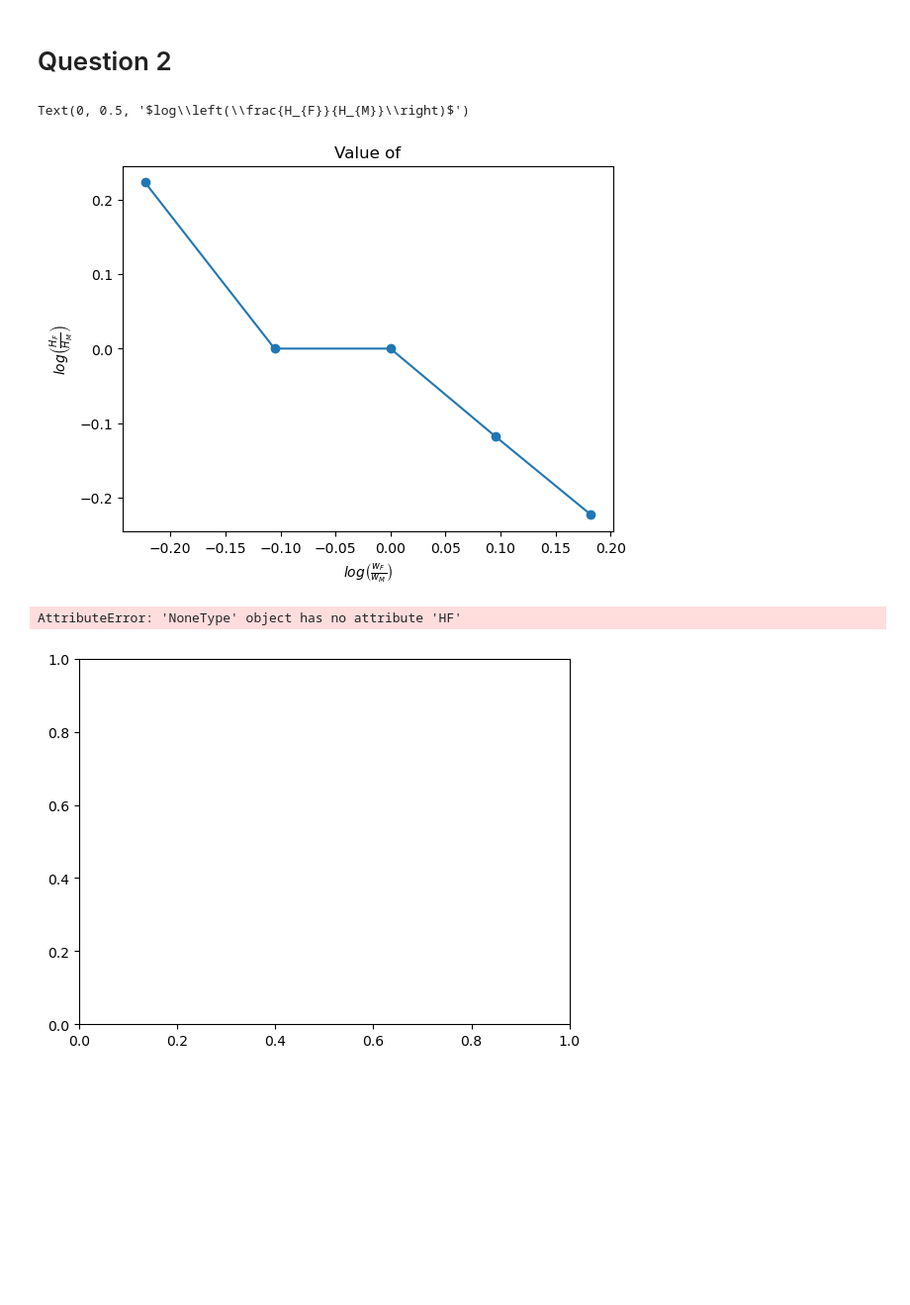
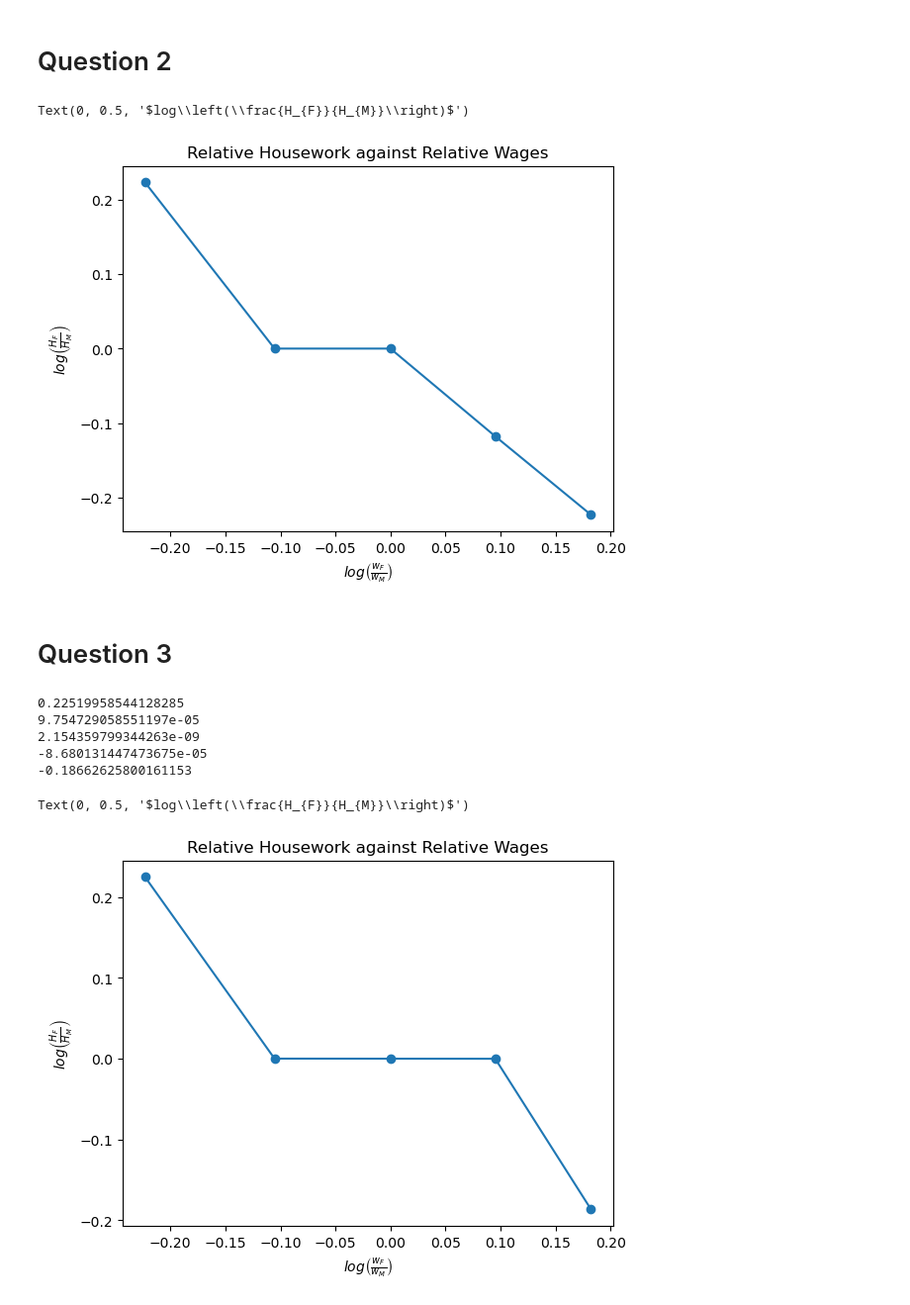
Before and after one commit to NumEconCopenhagen/projects-2023-hello-world-1, a Jupyter notebook: inauguralproject/inauguralproject.ipynb, the cells around one changed output. Shown at 99% size. Cells and saved outputs as stored; diff of their text form; code cells hidden in the pictures; blank space fills up the shorter version.

```diff
--- a/inauguralproject/inauguralproject.ipynb
+++ b/inauguralproject/inauguralproject.ipynb
@@ -11,31 +14,3 @@ The autoreload extension is already loaded. To reload it, use:
   %reload_ext autoreload
 # %% [markdown]
 #Question 1
-# %%
-%matplotlib inline
-from mpl_toolkits.mplot3d import Axes3D # Used implictely when doing 3D plots
-import matplotlib.pyplot as plt # baseline module
-
-
-#par.alpha = 0.5
-#par.sigma2 = 5
-alphalist = (0.25,0.50,0.75)
-sigmalist = (0.5,1.0,1.5)
-#for i in range()
-HHS = HouseholdSpecializationModelClass()
-HHS.solve_discrete()
-print(HHS.par.sigma)
-print(HHS.solve_discrete(do_print=True))
-#a = np.array(range(0,6,2))
-sigmalist = np.linspace(0.5,1.5,3)
-alphalist = np.linspace(0.25,0.75,3)
-#for a in alphalist:
- #   for s in sigmalist:
-  #      HHS.
-   #     HHS.par.sigma = s
-    #    HHS.solve()
-     #print(HHS.solve_discrete(do_print=True))
-#print(a)
-#print(f'LM = {HHS.opt.LM:.3f}')
-x = HHS.solve_discrete()
-print(f'LM = {x.LM:.3f}')
@@ -78,44 +84,53 @@ for i, wf1 in enumerate(wflist):
 # f. plot
 ax.plot(lnwFwM_vec,lnHFHM_vec) # c is the color, the argument is the color in rgb format (in percentages of 255)
 ax.scatter(lnwFwM_vec,lnHFHM_vec)
-ax.set_title('Value of')
+ax.set_title('Relative Housework against Relative Wages')
 ax.set_xlabel(r'$log\left(\frac{w_{F}}{w_{M}}\right)$')
 ax.set_ylabel(r'$log\left(\frac{H_{F}}{H_{M}}\right)$')
 # %% [output]
 Text(0, 0.5, '$log\\left(\\frac{H_{F}}{H_{M}}\\right)$')
-[figure, old version]
+[figure, new version]
+# %% [markdown]
+# Question 3
 # %%
 # a. reset the parameter values
 HHS.par.sigma = 1
 HHS.par.alpha = 0.5
 wflist = (0.8, 0.9, 1.0, 1.1,1.2)
 
 # b. create the figure
 fig = plt.figure()
 
 # c. create the plot
 ax = fig.add_subplot(1,1,1)
 
 # d. create empty vectors for the independent and dependent values
 lnwFwM_vec = np.empty(5)
 lnHFHM_vec = np.empty(5)
 
 # e. fill the vectors
 
 for i, wf1 in enumerate(wflist):
     HHS.par.wF = wf1
     lnwFwM = np.log(HHS.par.wF/HHS.par.wM)
-    y = HHS.solve()
+    y = HHS.solve_continue()
     lnHFHM = np.log(y.HF/y.HM)
+    print(lnHFHM)
     lnwFwM_vec[i] = lnwFwM
     lnHFHM_vec[i] = lnHFHM
+
 
 # f. plot
 ax.plot(lnwFwM_vec,lnHFHM_vec) # c is the color, the argument is the color in rgb format (in percentages of 255)
 ax.scatter(lnwFwM_vec,lnHFHM_vec)
-ax.set_title('Value of')
-ax.set_xlabel('$log(\frac{w_{F}}{w_{M}})$')
-ax.set_ylabel('$log(frac{H_{F}}{H_{M}})$')
+ax.set_title('Relative Housework against Relative Wages')
+ax.set_xlabel(r'$log\left(\frac{w_{F}}{w_{M}}\right)$')
+ax.set_ylabel(r'$log\left(\frac{H_{F}}{H_{M}}\right)$')
 # %% [output]
-AttributeError: 'NoneType' object has no attribute 'HF'
+0.22519958544128285
+9.754729058551197e-05
+2.154359799344263e-09
+-8.680131447473675e-05
+-0.18662625800161153
+Text(0, 0.5, '$log\\left(\\frac{H_{F}}{H_{M}}\\right)$')
-[figure, old version]
+[figure, new version]
```
Also changed, not shown: parts of 7 cells of this notebook.
